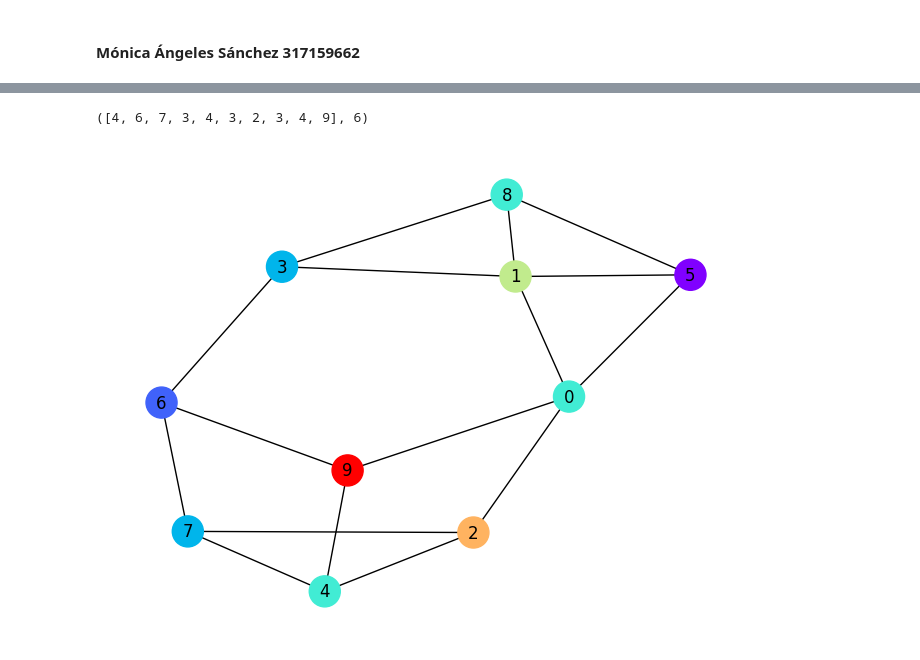
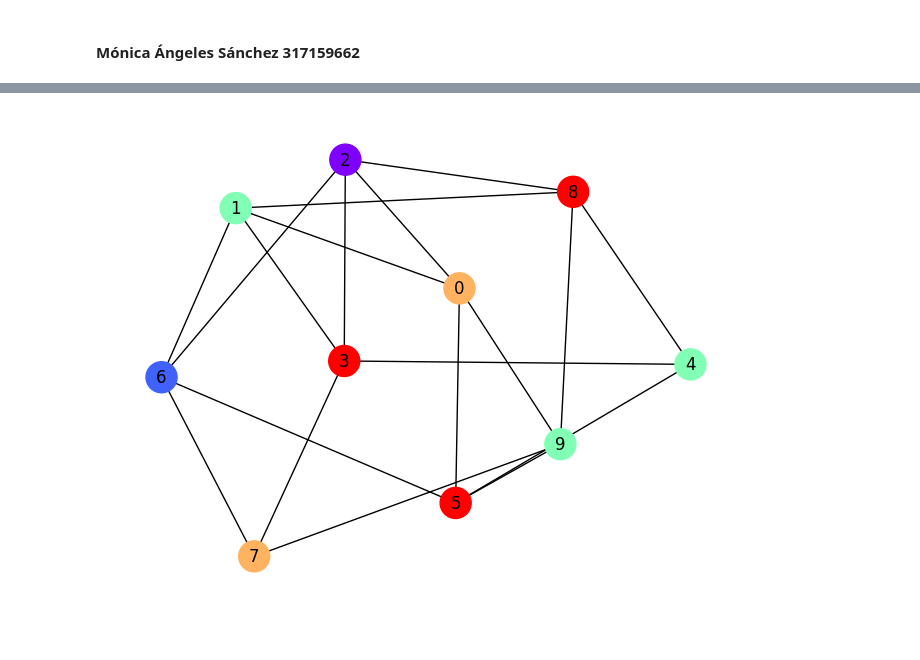
Before and after one commit to Monica281/IDO, a Jupyter notebook: Proyecto_BusquedaTabu.ipynb, the cells around one changed output, grey strips where cells are left out. Cells and saved outputs as stored; diff of their text form; code cells hidden in the pictures.

```diff
--- a/Proyecto_BusquedaTabu.ipynb
+++ b/Proyecto_BusquedaTabu.ipynb
@@ -134,5 +190,0 @@ tam_tabu = 5
-# %%
-# Ejecutamos la búsqueda tabu
-busqueda_tabu(matriz_adyacencia, num_vertices, max_iteraciones, tam_tabu)
-# %% [output]
-([4, 6, 7, 3, 4, 3, 2, 3, 4, 9], 6)
@@ -141,29 +191,33 @@ solucion_final = busqueda_tabu(matriz_adyacencia, num_vertices, max_iteraciones,
-# %%
-# Graficamos la solución obtenida
-
-import matplotlib.pyplot as plt
-
-# Creamos la función para dibujar la gráfica
-def dibujar_grafica(matriz_adyacencia, solucion_final):
-    G = nx.Graph()
-    # Se agrega cada vértice de la matriz como un nodo a la gráfica
-    for i in range(len(matriz_adyacencia)):
-        G.add_node(i)
-    # Se agrega una arista entre los vértices i y j si la hay
-    for i in range(len(matriz_adyacencia)):
-        for j in range(i + 1, len(matriz_adyacencia[i])):
-            if matriz_adyacencia[i][j] == 1:
-                G.add_edge(i, j)
-
-    # Se asignan colores a los nodos según la solución final
-    colors = [solucion_final[node] for node in G.nodes()]
-
-    # Dibujamos la gráfica
-    pos = nx.spring_layout(G)
-    nx.draw(G, pos, with_labels=True, node_color=colors, cmap=plt.cm.rainbow, node_size=500)
-    plt.show()
-
-# Dibujar la gráfica con la solución final
-dibujar_grafica(matriz_adyacencia, solucion_final)
-# %% [output]
-[figure, removed]
+# %%
+# EJEMPLO 2
+
+matriz_adyacencia_2 = [
+    [0, 1, 1, 0, 0, 1, 0, 0, 0, 1],
+    [1, 0, 0, 1, 0, 0, 1, 0, 1, 0],
+    [1, 0, 0, 1, 0, 0, 1, 0, 1, 0],
+    [0, 1, 1, 0, 1, 0, 0, 1, 0, 0],
+    [0, 0, 0, 1, 0, 1, 0, 0, 1, 0],
+    [1, 0, 0, 0, 1, 0, 1, 0, 0, 1],
+    [0, 1, 1, 0, 0, 1, 0, 1, 0, 0],
+    [0, 0, 0, 1, 0, 0, 1, 0, 0, 1],
+    [0, 1, 1, 0, 1, 0, 0, 0, 0, 1],
+    [1, 0, 0, 0, 0, 1, 0, 1, 1, 0]
+]
+
+
+# Definimos el número de vértices
+num_vertices = len(matriz_adyacencia_2)
+
+# Definimos como criterio de paro un número máximo de iteraciones
+max_iteraciones_2 = 500
+
+# Definimos el número de iteraciones que permanecerá en la lista tabú.
+tam_tabu_2 = 3
+
+# Ejecutamos la búsqueda tabu
+solucion_final_2 = busqueda_tabu(matriz_adyacencia_2, num_vertices, max_iteraciones_2, tam_tabu_2)[0]
+
+# Dibujar la gráfica con la solución final
+dibujar_grafica(matriz_adyacencia_2, solucion_final_2)
+# %% [output]
+[figure, added]
```
Also changed, not shown: parts of 8 cells of this notebook.
